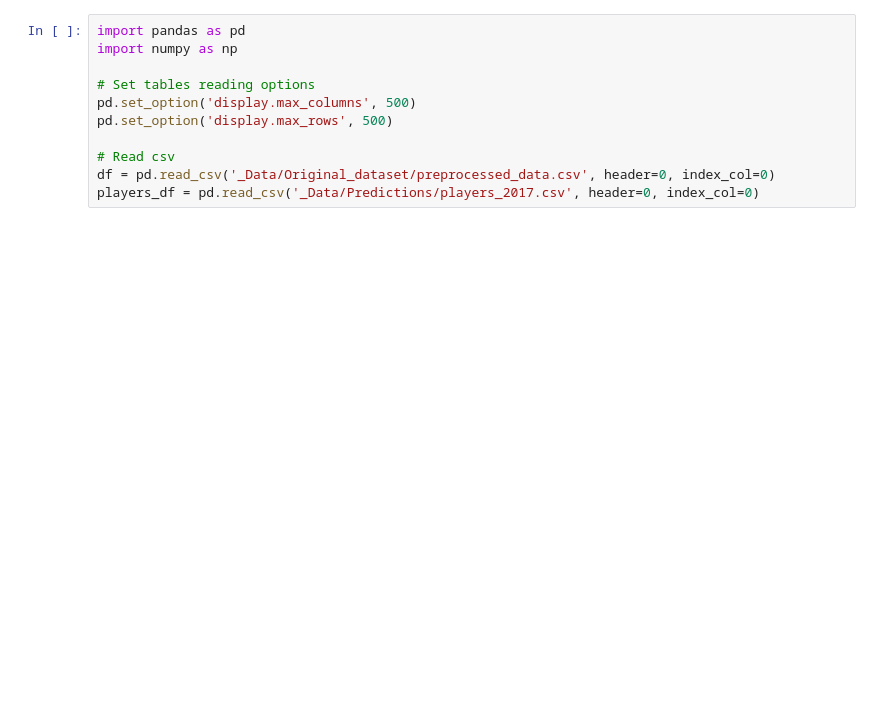
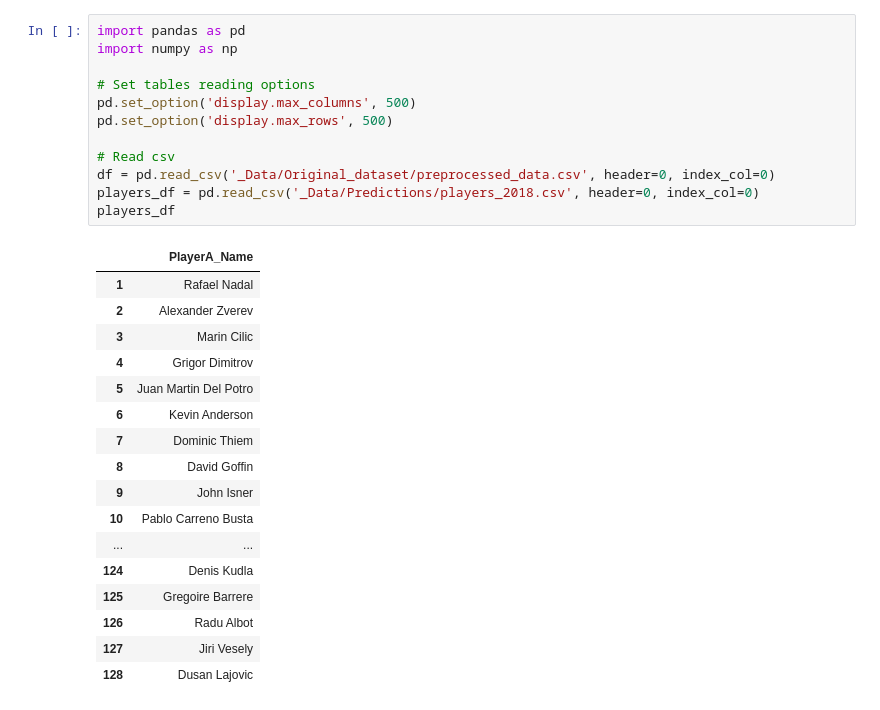
Before and after one commit to ant-louis/french-open-2019-winner-prediction, a Jupyter notebook: get_stats_players.ipynb, the cells around one changed output. Cells and saved outputs as stored; diff of their text form; blank space fills up the shorter version.

```diff
--- a/get_stats_players.ipynb
+++ b/get_stats_players.ipynb
@@ -1,14 +1,33 @@
 # %%
 import pandas as pd
 import numpy as np
 
 # Set tables reading options
 pd.set_option('display.max_columns', 500)
 pd.set_option('display.max_rows', 500)
 
 # Read csv
 df = pd.read_csv('_Data/Original_dataset/preprocessed_data.csv', header=0, index_col=0)
-players_df = pd.read_csv('_Data/Predictions/players_2017.csv', header=0, index_col=0)
+players_df = pd.read_csv('_Data/Predictions/players_2018.csv', header=0, index_col=0)
+players_df
+# %% [output]
+|  | PlayerA_Name |
+| 1 | Rafael Nadal |
+| 2 | Alexander Zverev |
+| 3 | Marin Cilic |
+| 4 | Grigor Dimitrov |
+| 5 | Juan Martin Del Potro |
+| 6 | Kevin Anderson |
+| 7 | Dominic Thiem |
+| 8 | David Goffin |
+| 9 | John Isner |
+| 10 | Pablo Carreno Busta |
+| ... | ... |
+| 124 | Denis Kudla |
+| 125 | Gregoire Barrere |
+| 126 | Radu Albot |
+| 127 | Jiri Vesely |
+| 128 | Dusan Lajovic |
 # %%
 #-------------------------------------------------------------------------------------------
 # GET LATEST AGE, RANK, RANKING POINTS OF EACH PLAYER
```
Also changed, not shown: parts of 3 cells of this notebook, 12 other files.
